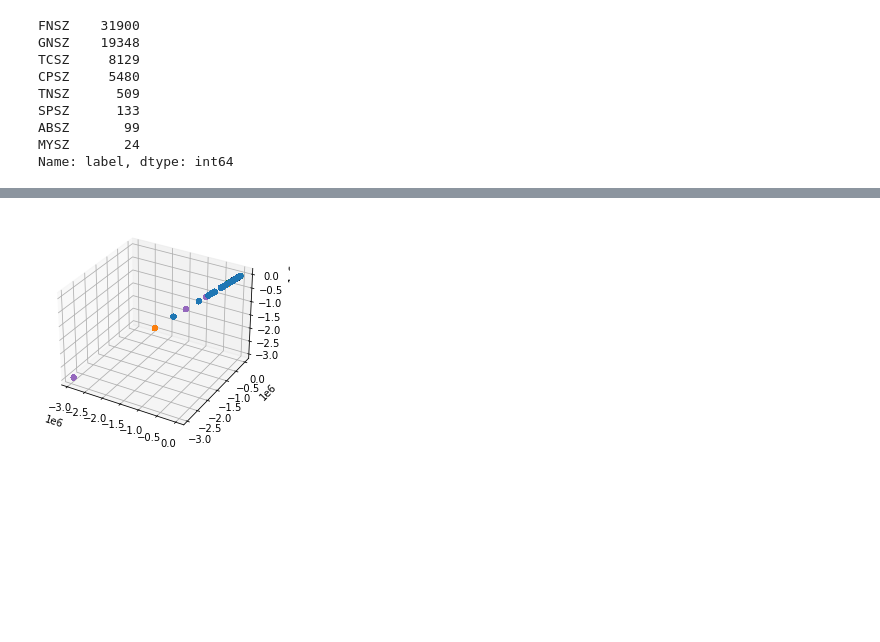
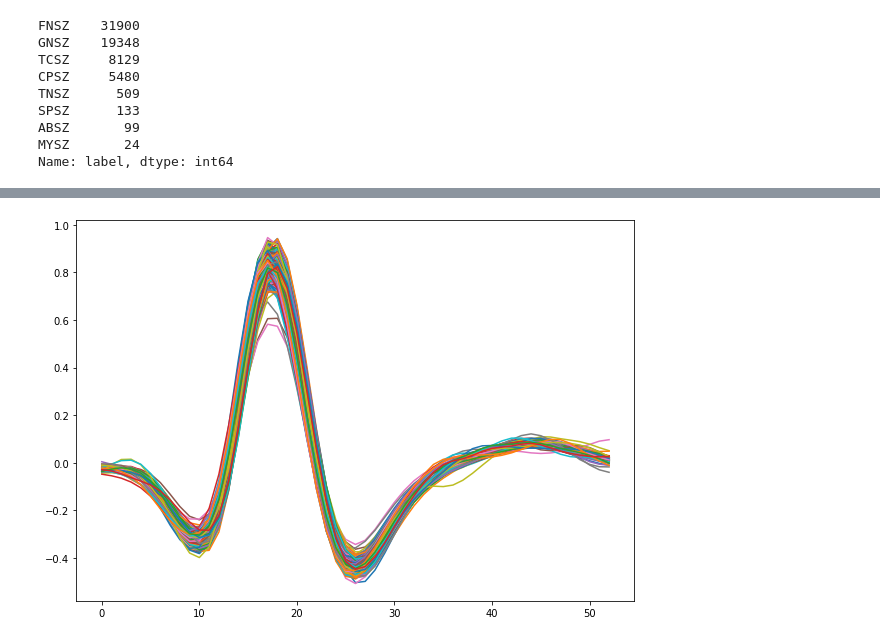
Before and after one commit to davicn/ecg-tuh_seizure, a Jupyter notebook: notebooks/05_explore_dev_features.ipynb, the cells around one changed output, grey strips where cells are left out. Saved outputs shown, nothing was run; the diff lists cells and outputs as text; code cells hidden in the pictures; blank space fills up the shorter version.

```diff
--- a/notebooks/05_explore_dev_features.ipynb
+++ b/notebooks/05_explore_dev_features.ipynb
@@ -29,23 +25,0 @@ sns.boxplot(x='label',y='kur_log',data=df,hue='label')
-# %%
-import matplotlib.pyplot as plt
-from mpl_toolkits.mplot3d import Axes3D
-
-
-def set_plots(d, label):
-    d = df[df['label']==label]
-
-    x = d['kur_log']
-    y = d['skew_log']
-    z = d['var_log']
-
-    ax.scatter(x,y,z)
-
-
-fig = plt.figure()
-ax = fig.add_subplot(111, projection='3d')
-
-
-for l in df['label'].unique():
-    set_plots(df,l)
-# %% [output]
-[figure, removed]
@@ -51,0 +43,14 @@ for l in df['label'].unique():
+# %%
+from scipy.io import loadmat
+
+d = loadmat(f'{DATALAKE_PATH}/{SUB_PATH}/{files[0]}')
+# %%
+import matplotlib.pyplot as plt
+
+b = d['QRS']
+
+fig = plt.figure(figsize=(10,7))
+for i in range(b.shape[1]):
+    plt.plot(b[:,i]*-1)
+# %% [output]
+[figure, added]
```
Also changed, not shown: parts of 3 cells of this notebook.
